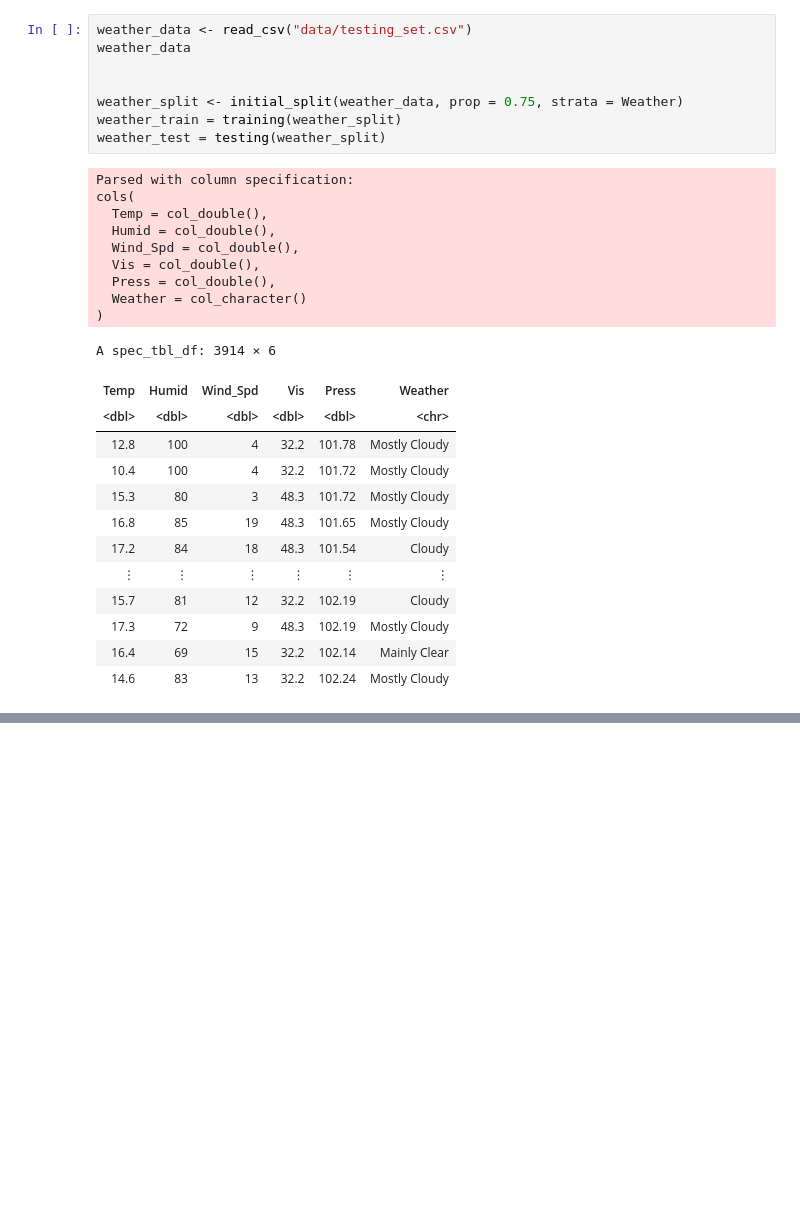
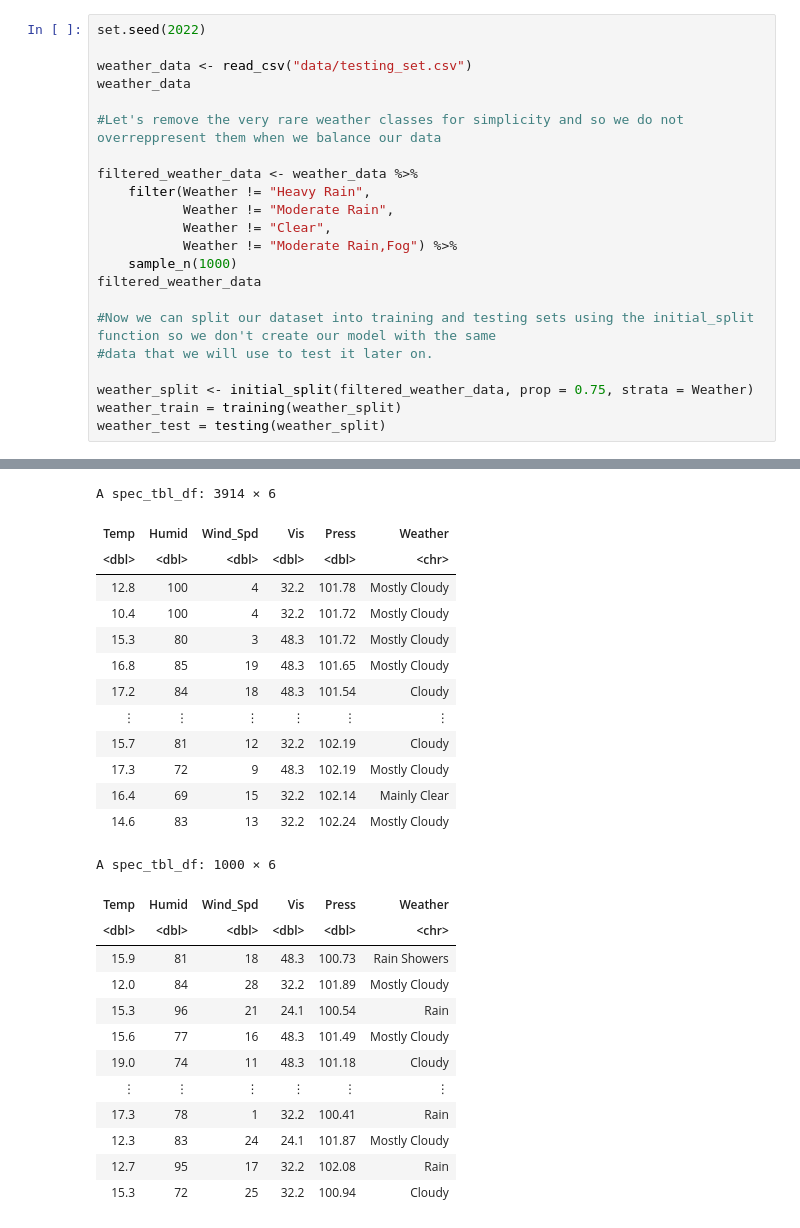
Before and after one commit to hyunseokjg/DSCI100-Group15-Project, a Jupyter notebook: Model.ipynb, the cells around one changed output, grey strips where cells are left out. Saved outputs shown, nothing was run; the diff lists cells and outputs as text; blank space fills up the shorter version.

```diff
--- a/Model.ipynb
+++ b/Model.ipynb
@@ -6,31 +24,23 @@ options(repr.matrix.max.rows = 9)
-# %%
-weather_data <- read_csv("data/testing_set.csv")
-weather_data
-
-
-weather_split <- initial_split(weather_data, prop = 0.75, strata = Weather)
-weather_train = training(weather_split)
-weather_test = testing(weather_split)
-# %% [output]
-Parsed with column specification:
-cols(
-  Temp = col_double(),
-  Humid = col_double(),
-  Wind_Spd = col_double(),
-  Vis = col_double(),
-  Press = col_double(),
-  Weather = col_character()
-)
-A spec_tbl_df: 3914 × 6
-| Temp | Humid | Wind_Spd | Vis | Press | Weather |
-| <dbl> | <dbl> | <dbl> | <dbl> | <dbl> | <chr> |
-| 12.8 | 100 | 4 | 32.2 | 101.78 | Mostly Cloudy |
-| 10.4 | 100 | 4 | 32.2 | 101.72 | Mostly Cloudy |
-| 15.3 | 80 | 3 | 48.3 | 101.72 | Mostly Cloudy |
-| 16.8 | 85 | 19 | 48.3 | 101.65 | Mostly Cloudy |
-| 17.2 | 84 | 18 | 48.3 | 101.54 | Cloudy |
-| ⋮ | ⋮ | ⋮ | ⋮ | ⋮ | ⋮ |
-| 15.7 | 81 | 12 | 32.2 | 102.19 | Cloudy |
-| 17.3 | 72 | 9 | 48.3 | 102.19 | Mostly Cloudy |
-| 16.4 | 69 | 15 | 32.2 | 102.14 | Mainly Clear |
-| 14.6 | 83 | 13 | 32.2 | 102.24 | Mostly Cloudy |
+# %%
+set.seed(2022)
+
+weather_data <- read_csv("data/testing_set.csv")
+weather_data
+
+#Let's remove the very rare weather classes for simplicity and so we do not overreppresent them when we balance our data
+
+filtered_weather_data <- weather_data %>%
+    filter(Weather != "Heavy Rain",
+           Weather != "Moderate Rain",
+           Weather != "Clear",
+           Weather != "Moderate Rain,Fog") %>%
+    sample_n(1000)
+filtered_weather_data
+
+#Now we can split our dataset into training and testing sets using the initial_split function so we don't create our model with the same
+#data that we will use to test it later on.
+
+weather_split <- initial_split(filtered_weather_data, prop = 0.75, strata = Weather)
+weather_train = training(weather_split)
+weather_test = testing(weather_split)
+# %% [output]
@@ -37,2 +56,28 @@ A spec_tbl_df: 3914 × 6
+A spec_tbl_df: 3914 × 6
+| Temp | Humid | Wind_Spd | Vis | Press | Weather |
+| <dbl> | <dbl> | <dbl> | <dbl> | <dbl> | <chr> |
+| 12.8 | 100 | 4 | 32.2 | 101.78 | Mostly Cloudy |
+| 10.4 | 100 | 4 | 32.2 | 101.72 | Mostly Cloudy |
+| 15.3 | 80 | 3 | 48.3 | 101.72 | Mostly Cloudy |
+| 16.8 | 85 | 19 | 48.3 | 101.65 | Mostly Cloudy |
+| 17.2 | 84 | 18 | 48.3 | 101.54 | Cloudy |
+| ⋮ | ⋮ | ⋮ | ⋮ | ⋮ | ⋮ |
+| 15.7 | 81 | 12 | 32.2 | 102.19 | Cloudy |
+| 17.3 | 72 | 9 | 48.3 | 102.19 | Mostly Cloudy |
+| 16.4 | 69 | 15 | 32.2 | 102.14 | Mainly Clear |
+| 14.6 | 83 | 13 | 32.2 | 102.24 | Mostly Cloudy |
+A spec_tbl_df: 1000 × 6
+| Temp | Humid | Wind_Spd | Vis | Press | Weather |
+| <dbl> | <dbl> | <dbl> | <dbl> | <dbl> | <chr> |
+| 15.9 | 81 | 18 | 48.3 | 100.73 | Rain Showers |
+| 12.0 | 84 | 28 | 32.2 | 101.89 | Mostly Cloudy |
+| 15.3 | 96 | 21 | 24.1 | 100.54 | Rain |
+| 15.6 | 77 | 16 | 48.3 | 101.49 | Mostly Cloudy |
+| 19.0 | 74 | 11 | 48.3 | 101.18 | Cloudy |
+| ⋮ | ⋮ | ⋮ | ⋮ | ⋮ | ⋮ |
+| 17.3 | 78 | 1 | 32.2 | 100.41 | Rain |
+| 12.3 | 83 | 24 | 24.1 | 101.87 | Mostly Cloudy |
+| 12.7 | 95 | 17 | 32.2 | 102.08 | Rain |
+| 15.3 | 72 | 25 | 32.2 | 100.94 | Cloudy |
 # %%
 set.seed(2022)
```
Also changed, not shown: parts of 3 cells of this notebook.
